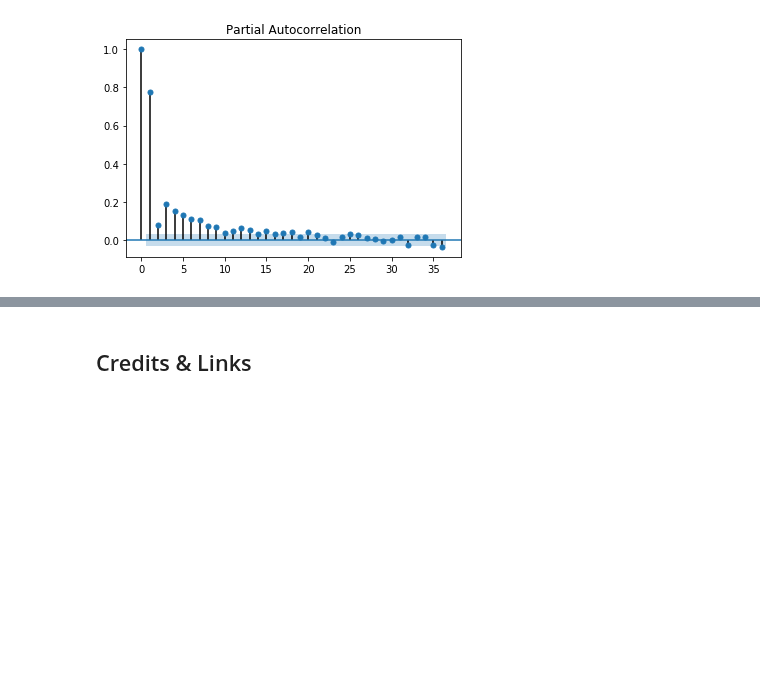
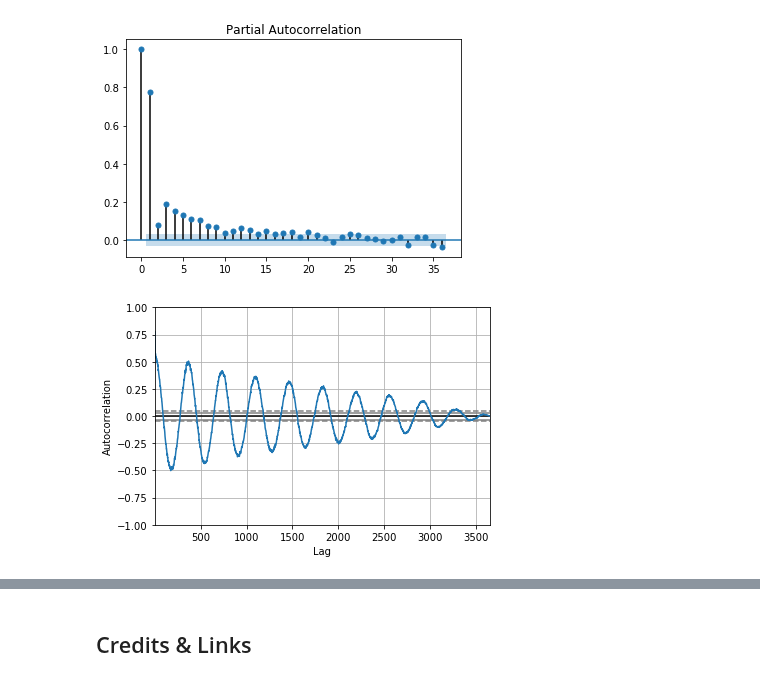
Before and after one commit to miltonluaces/ds_topics, a Jupyter notebook: 20_time_series_analysis/ts_autocorrelation.ipynb, the cells around one changed output, grey strips where cells are left out. Cells and saved outputs as stored; diff of their text form; code cells hidden in the pictures; blank space fills up the shorter version.

```diff
--- a/20_time_series_analysis/ts_autocorrelation.ipynb
+++ b/20_time_series_analysis/ts_autocorrelation.ipynb
@@ -26,3 +25,7 @@ plot_pacf(ts)
 plt.show()
 # %% [output]
 [figure]
+# %%
+pd.plotting.autocorrelation_plot(ts);
+# %% [output]
+[figure, added]
```
Also changed, not shown: parts of 4 cells of this notebook, 9 other files.
